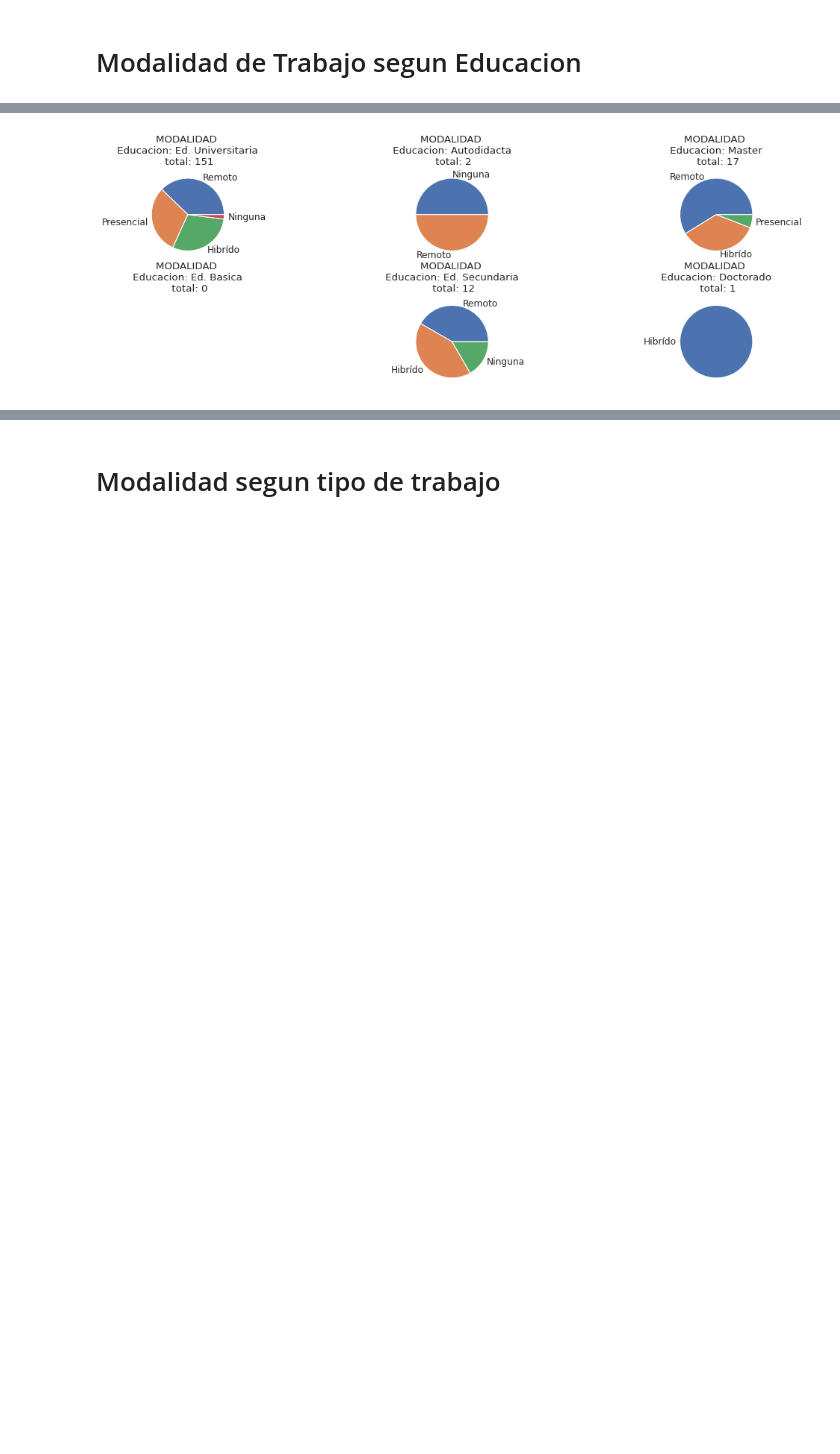
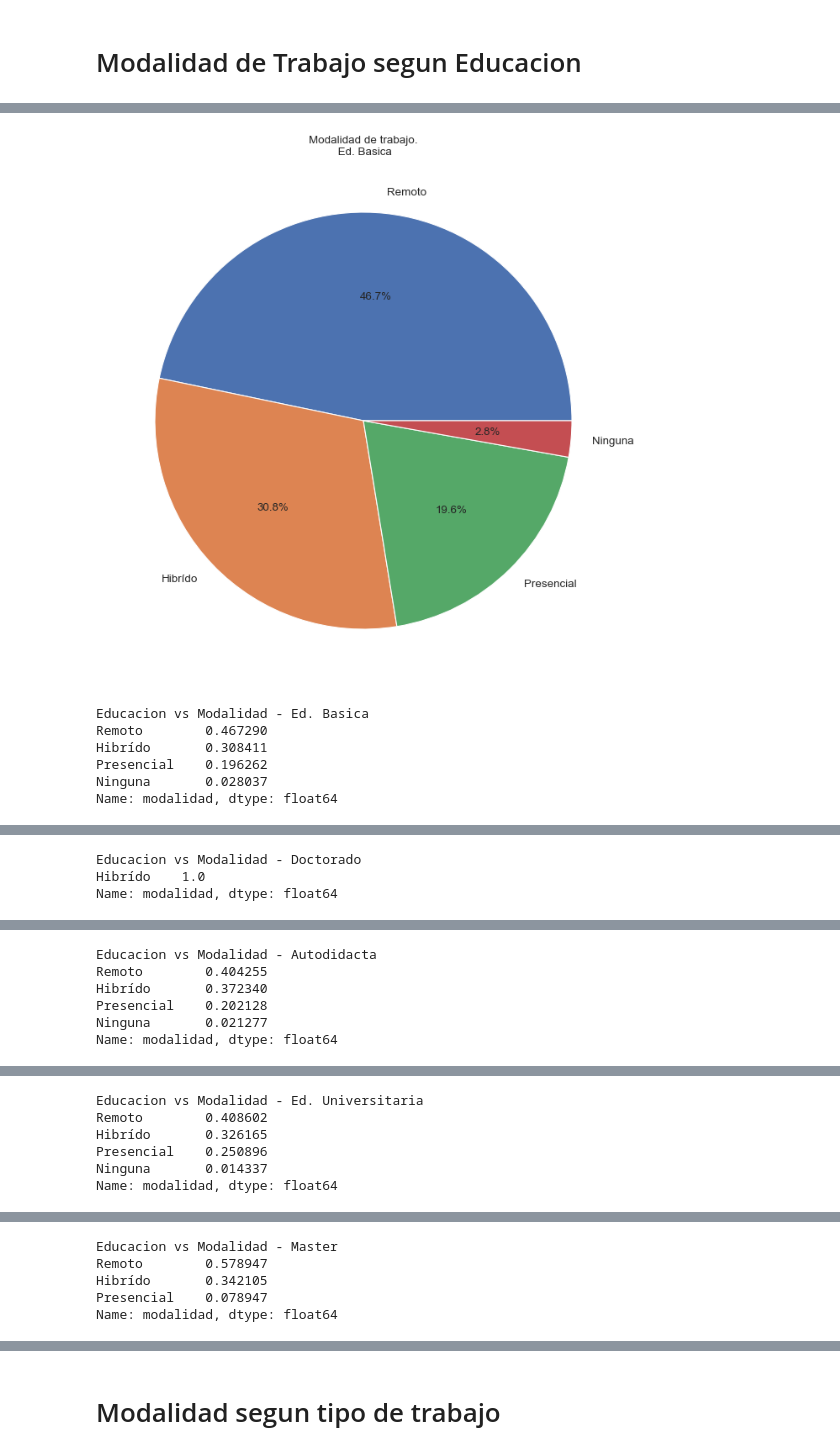
Before and after one commit to TorrezMN/Data_Science, a Jupyter notebook: Enc_Devs_Py/Notebooks/Modality.ipynb, the cells around one changed output, grey strips where cells are left out. Drawn from its saved outputs; the diff is of its cells as text; code cells hidden in the pictures; blank space fills up the shorter version.

```diff
--- a/Enc_Devs_Py/Notebooks/Modality.ipynb
+++ b/Enc_Devs_Py/Notebooks/Modality.ipynb
@@ -187,7 +190,7 @@ plt.subplots_adjust(left=0.1, bottom=0.1, right=0.9, top=0.9, wspace=0.4, hspace
 # Modalida de Trabajo por edad
 ---
 # %%
-edades = df.groupby("edad_actual_")
+edades = df.groupby("edad_actual")
 # %%
 plt.figure(figsize=(10, 30), dpi=80)
 
@@ -195,9 +198,9 @@ for k, v in enumerate(edades.groups.keys()):
     plt.subplot(10, 2, k + 1)
     edades.get_group(v)["modalidad"].value_counts().plot(
         kind="barh",
-        title="MODALIDAD | {0} |{1}".format(v, edades.get_group(v).shape[0]),
+        title="MODALIDAD VS. EDAD ACTUAL \n {0} | {1}".format(v, edades.get_group(v).shape[0]),
         color=color_neutro_dark,
     )
 
-plt.subplots_adjust(left=0.1, bottom=0.1, right=0.9, top=0.9, wspace=0.4, hspace=0.4)
+plt.subplots_adjust(left=0.1, bottom=0.1, right=0.9, top=0.9, wspace=0.4, hspace=0.9)
 # %% [output]
@@ -212,19 +215,22 @@ def absolute_value(val):
     a = numpy.round(val / 100.0 * sizes.sum(), 0)
     return a
 # %%
-plt.figure(figsize=(10, 30), dpi=80)
+#plt.figure(figsize=(10, 30), dpi=80)
 
 for k, v in enumerate(salarios.groups.keys()):
-    plt.subplot(10, 2, k + 1)
-    salarios.get_group(v)["modalidad"].value_counts(normalize=True).plot(
+    #plt.subplot(10, 2, k + 1)
+    aux_df = salarios.get_group(v)["modalidad"].value_counts(normalize=True)
+    aux_df.plot(
         kind="pie",
         ylabel="",
         autopct="%1.1f%%",
         title="MODALIDAD \n Salario: {0} \n total: {1}".format(
             v, salarios.get_group(v).shape[0]
         ),
+        explode=explode_pie(aux_df.size)
         # color=color_neutro_dark
     )
+    plt.show()
 
-plt.subplots_adjust(left=0.1, bottom=0.1, right=0.9, top=1.5, wspace=0.4, hspace=0.4)
+#plt.subplots_adjust(left=0.1, bottom=0.1, right=0.9, top=1.5, wspace=0.4, hspace=0.4)
 # %% [output]
@@ -240,0 +270,2 @@ edu_df.plot(kind="barh", title="Educacion")
+# %%
+ed_uniques = get_column_uniques(df,'educacion')
@@ -241,17 +281,25 @@ edu_df.plot(kind="barh", title="Educacion")
 # %%
-plt.figure(figsize=(15, 30), dpi=80)
+plt.figure(figsize=(10, 20), dpi=80)
 
-for k, v in enumerate(edu_df.index):
-    plt.subplot(20, 3, k + 1)
-    df.loc[df["educación"] == v]["modalidad"].value_counts(normalize=True).plot(
-        kind="pie",
-        title="MODALIDAD \n Educacion: {0} \n total: {1}".format(
-            v, df.loc[df["educación"] == v].shape[0]
-        ),
-        label=""
-        # color=color_neutro_dark
-    )
+for k,v in enumerate(ed_uniques):
+    #plt.subplot(20, 2, k + 1)
+    ed_mod_df = df[df['educacion'].str.contains(v)]['modalidad'].value_counts(normalize=True)
+    ed_mod_df.plot(kind='pie',
+                  title=f'Modalidad de trabajo.\n {v}',
+                     autopct="%1.1f%%",
+        textprops={"fontsize":12},
+                  ylabel='')
+    plt.show()
+    print(f'Educacion vs Modalidad - {v}')
+    print(ed_mod_df)
+    print('\n'*5)
 
-plt.subplots_adjust(left=0.1, bottom=0.1, right=0.9, top=1.5, wspace=0.4, hspace=0.4)
+#plt.subplots_adjust(left=0.1, bottom=0.1, right=0.5, top=1.5, wspace=0.4, hspace=0.4)
 # %% [output]
-[figure, old version]
+[figure, new version]
+Educacion vs Modalidad - Ed. Basica
+Remoto        0.467290
+Hibrído       0.308411
+Presencial    0.196262
+Ninguna       0.028037
+Name: modalidad, dtype: float64
@@ -257,0 +307,3 @@ plt.subplots_adjust(left=0.1, bottom=0.1, right=0.9, top=1.5, wspace=0.4, hspace
+Educacion vs Modalidad - Doctorado
+Hibrído    1.0
+Name: modalidad, dtype: float64
@@ -257,0 +311,6 @@ plt.subplots_adjust(left=0.1, bottom=0.1, right=0.9, top=1.5, wspace=0.4, hspace
+Educacion vs Modalidad - Autodidacta
+Remoto        0.404255
+Hibrído       0.372340
+Presencial    0.202128
+Ninguna       0.021277
+Name: modalidad, dtype: float64
@@ -257,0 +318,6 @@ plt.subplots_adjust(left=0.1, bottom=0.1, right=0.9, top=1.5, wspace=0.4, hspace
+Educacion vs Modalidad - Ed. Universitaria
+Remoto        0.408602
+Hibrído       0.326165
+Presencial    0.250896
+Ninguna       0.014337
+Name: modalidad, dtype: float64
@@ -257,0 +325,5 @@ plt.subplots_adjust(left=0.1, bottom=0.1, right=0.9, top=1.5, wspace=0.4, hspace
+Educacion vs Modalidad - Master
+Remoto        0.578947
+Hibrído       0.342105
+Presencial    0.078947
+Name: modalidad, dtype: float64
```
Also changed, not shown: parts of 26 cells of this notebook, 3 other files.
